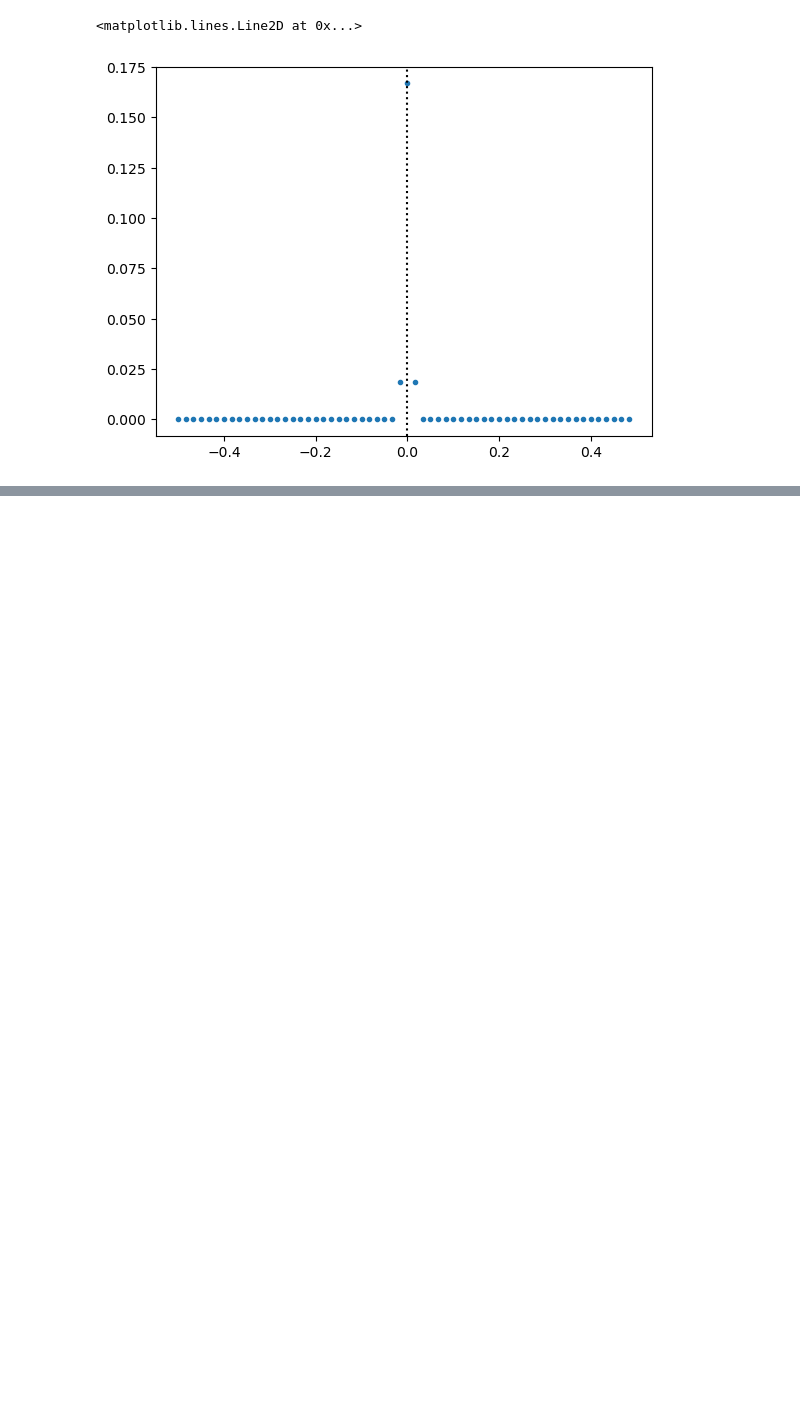
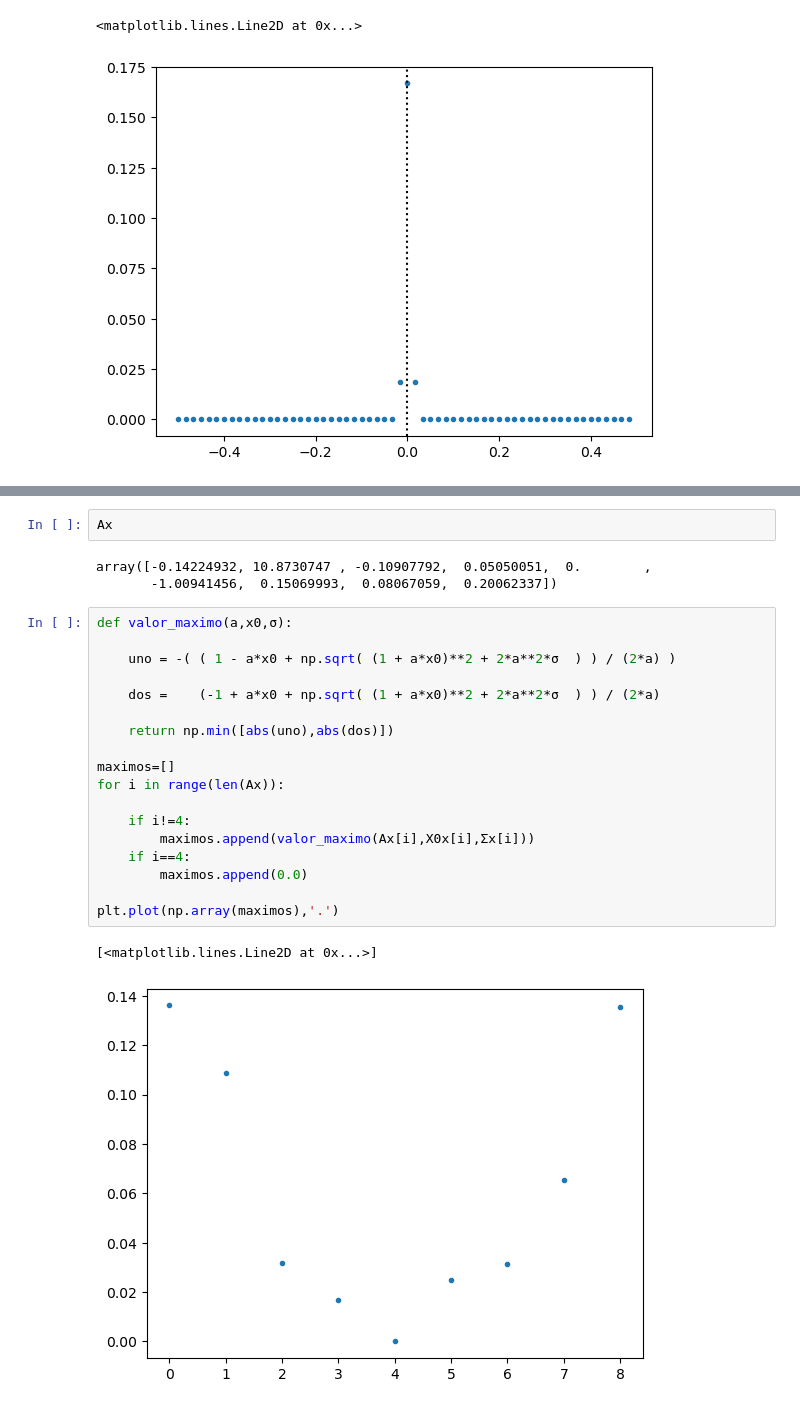
Before and after one commit to juanpulgarin/Black_P, a Jupyter notebook: Black_P_Excitons/Incoherentes.ipynb, the cells around one changed output, grey strips where cells are left out. Saved outputs shown, nothing was run; the diff lists cells and outputs as text; blank space fills up the shorter version.

```diff
--- a/Black_P_Excitons/Incoherentes.ipynb
+++ b/Black_P_Excitons/Incoherentes.ipynb
@@ -233,0 +238,26 @@ Env_k_p = Photo.SHIFTING_KplusP(nkx,nky,nkz,Energie_no_Valence,p_ex)
+# %%
+Ax
+# %% [output]
+array([-0.14224932, 10.8730747 , -0.10907792,  0.05050051,  0.        ,
+       -1.00941456,  0.15069993,  0.08067059,  0.20062337])
+# %%
+def valor_maximo(a,x0,σ):
+
+    uno = -( ( 1 - a*x0 + np.sqrt( (1 + a*x0)**2 + 2*a**2*σ  ) ) / (2*a) )
+
+    dos =    (-1 + a*x0 + np.sqrt( (1 + a*x0)**2 + 2*a**2*σ  ) ) / (2*a)
+
+    return np.min([abs(uno),abs(dos)])
+
+maximos=[]
+for i in range(len(Ax)):
+
+    if i!=4:
+        maximos.append(valor_maximo(Ax[i],X0x[i],Σx[i]))
+    if i==4:
+        maximos.append(0.0)
+
+plt.plot(np.array(maximos),'.')
+# %% [output]
+[<matplotlib.lines.Line2D at 0x...>]
+[figure, added]
```
Also changed, not shown: parts of 17 cells of this notebook, 54 other files.
